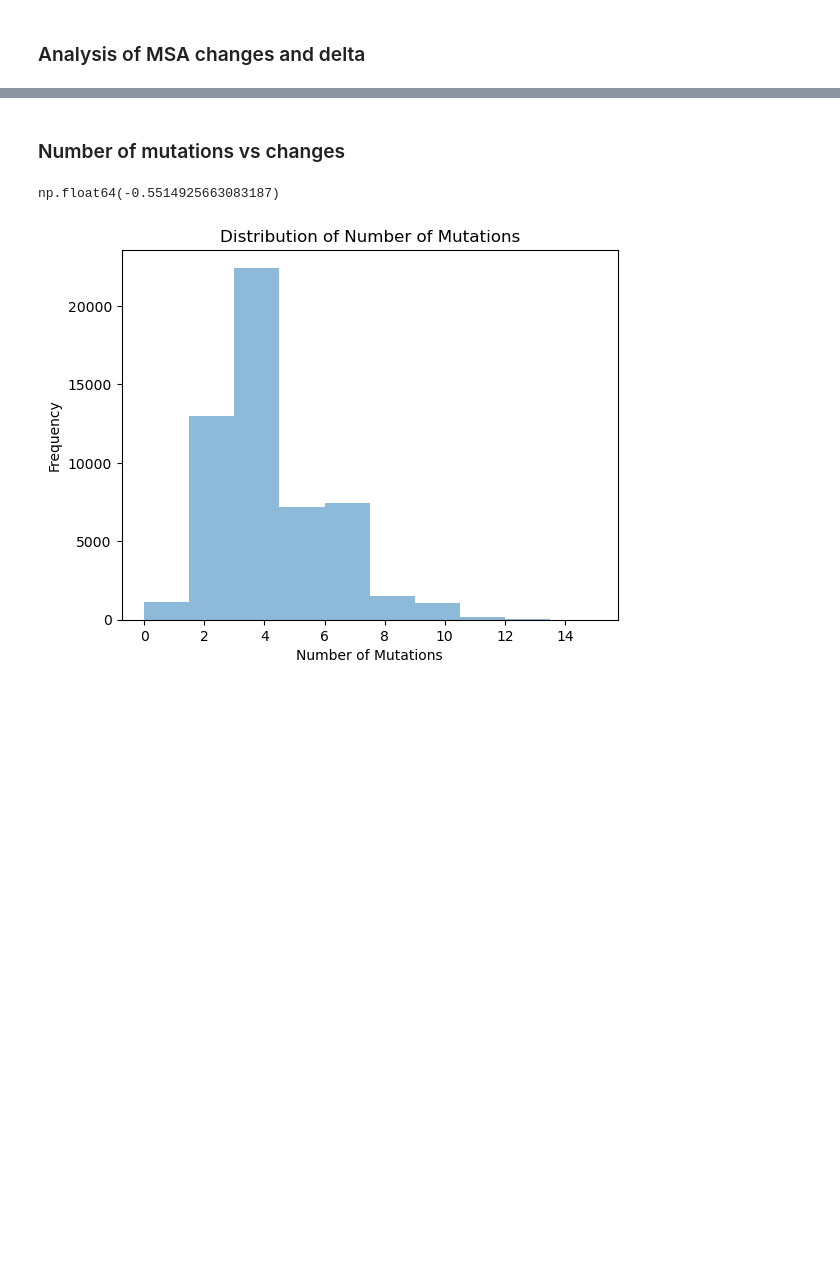
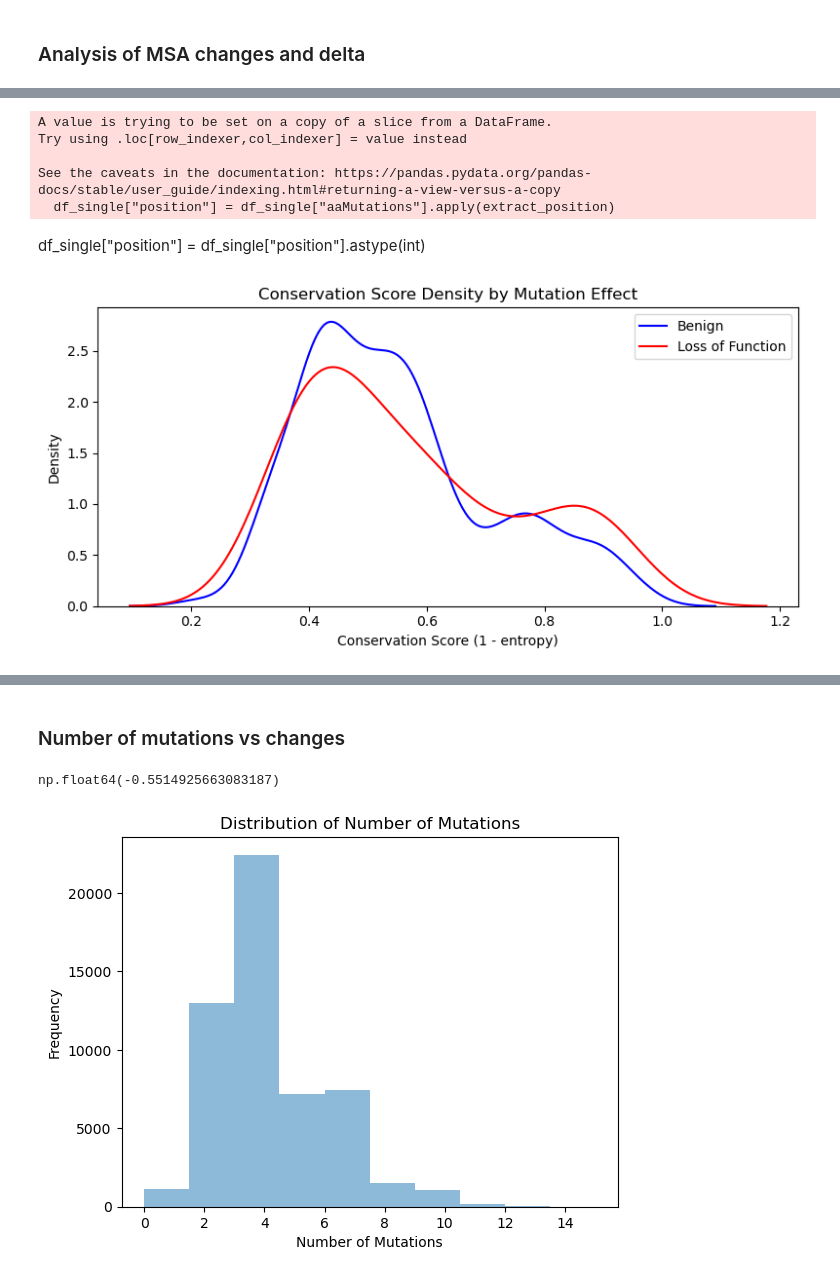
Before and after one commit to Thomasbush9/gfp-structure-prediction, a Jupyter notebook: notebooks/eda.ipynb, the cells around one changed output, grey strips where cells are left out. Drawn from its saved outputs; the diff is of its cells as text; code cells hidden in the pictures; blank space fills up the shorter version.

```diff
--- a/notebooks/eda.ipynb
+++ b/notebooks/eda.ipynb
@@ -91,0 +178,54 @@ sequences = load_a3m_file(msa_path)
+# %%
+df_single = dataset[dataset['num_mut'] == 1]
+def extract_position(mut):
+    match = re.search(r'([A-Z])(\d+)([A-Z])', mut)
+    if match:
+        return int(match.group(2))
+    return None
+
+df_single["position"] = df_single["aaMutations"].apply(extract_position)
+df_single = df_single.dropna(subset=["position"])
+
+# Classify based on brightness threshold
+df_single["function"] = df_single["medianBrightness"].apply(lambda x: "benign" if x > 2.5 else "lof")
+# %% [output]
+A value is trying to be set on a copy of a slice from a DataFrame.
+Try using .loc[row_indexer,col_indexer] = value instead
+
+See the caveats in the documentation: https://pandas.pydata.org/pandas-docs/stable/user_guide/indexing.html#returning-a-view-versus-a-copy
+  df_single["position"] = df_single["aaMutations"].apply(extract_position)
+# %% [markdown]
+df_single["position"] = df_single["position"].astype(int)
+# %%
+df_single["position"] = df_single["position"].astype(int)
+# %%
+# Adjust 1-based position to 0-based index
+df_single["conservation_score"] = df_single["position"].apply(lambda i: conservation_scores[i-1] if 1 <= i <= len(conservation_scores) else None)
+df_single = df_single.dropna(subset=["conservation_score"])
+# %%
+import seaborn as sns
+import matplotlib.pyplot as plt
+
+plt.figure(figsize=(8, 4))
+
+sns.kdeplot(
+    data=df_single[df_single["function"] == "benign"],
+    x="conservation_score",
+    label="Benign",
+    color="blue"
+)
+sns.kdeplot(
+    data=df_single[df_single["function"] == "lof"],
+    x="conservation_score",
+    label="Loss of Function",
+    color="red"
+)
+
+plt.xlabel("Conservation Score (1 - entropy)")
+plt.ylabel("Density")
+plt.title("Conservation Score Density by Mutation Effect")
+plt.legend()
+plt.tight_layout()
+plt.show()
+# %% [output]
+[figure, added]
```
Also changed, not shown: parts of 31 cells of this notebook, 5 other files.
